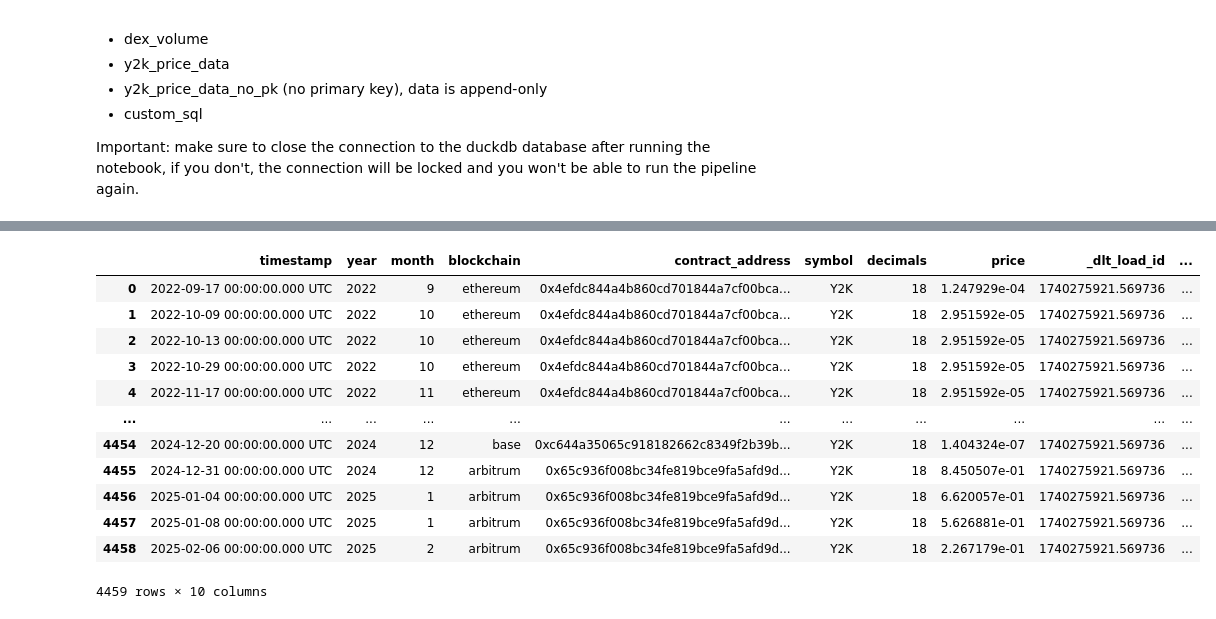
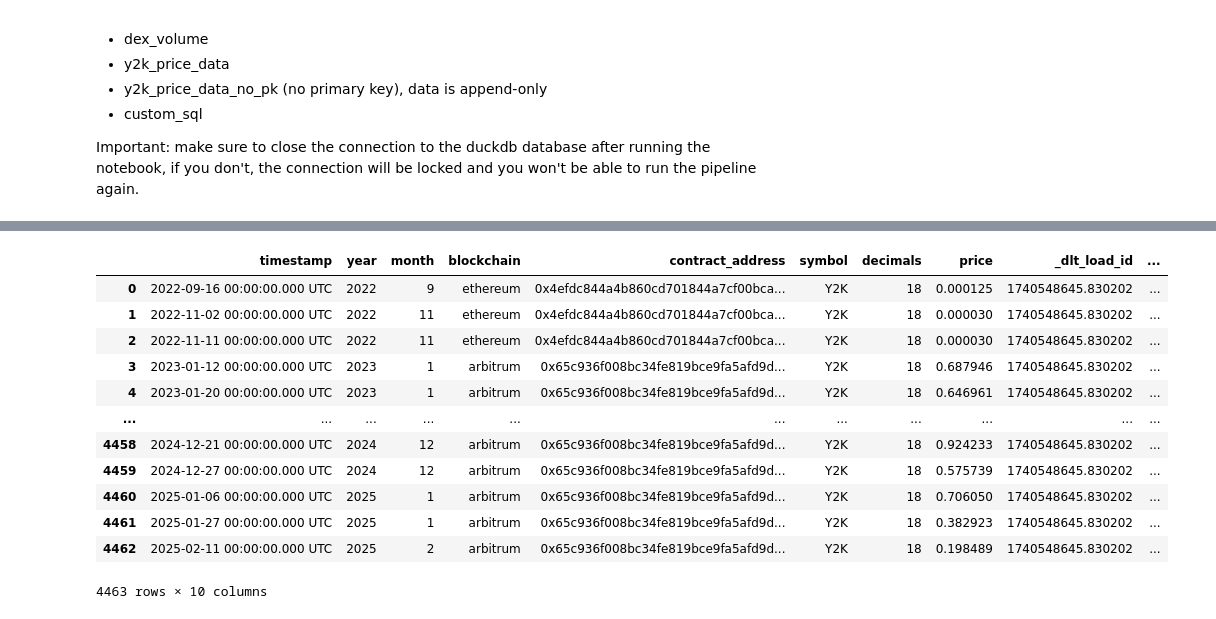
Before and after one commit to swang2016/dune-lt, a Jupyter notebook: examine_tables.ipynb, the cells around one changed output, grey strips where cells are left out. Saved outputs shown, nothing was run; the diff lists cells and outputs as text; code cells hidden in the pictures.

```diff
--- a/examine_tables.ipynb
+++ b/examine_tables.ipynb
@@ -34,19 +50,19 @@ db.execute("select * from dune.dex_volume").fetchdf()
 # %%
 # y2k_price_data
-db.execute("select * from dune.y2k_price_data").fetchdf()
+db.execute("select * from dune_queries.y2k_price_data").fetchdf()
 # %% [output]
 |  | timestamp | year | month | blockchain | contract_address | symbol | decimals | price | _dlt_load_id | ... |
-| 0 | 2022-09-17 00:00:00.000 UTC | 2022 | 9 | ethereum | 0x4efdc844a4b860cd701844a7cf00bca... | Y2K | 18 | 1.247929e-04 | 1740275921.569736 | ... |
-| 1 | 2022-10-09 00:00:00.000 UTC | 2022 | 10 | ethereum | 0x4efdc844a4b860cd701844a7cf00bca... | Y2K | 18 | 2.951592e-05 | 1740275921.569736 | ... |
-| 2 | 2022-10-13 00:00:00.000 UTC | 2022 | 10 | ethereum | 0x4efdc844a4b860cd701844a7cf00bca... | Y2K | 18 | 2.951592e-05 | 1740275921.569736 | ... |
-| 3 | 2022-10-29 00:00:00.000 UTC | 2022 | 10 | ethereum | 0x4efdc844a4b860cd701844a7cf00bca... | Y2K | 18 | 2.951592e-05 | 1740275921.569736 | ... |
-| 4 | 2022-11-17 00:00:00.000 UTC | 2022 | 11 | ethereum | 0x4efdc844a4b860cd701844a7cf00bca... | Y2K | 18 | 2.951592e-05 | 1740275921.569736 | ... |
+| 0 | 2022-09-16 00:00:00.000 UTC | 2022 | 9 | ethereum | 0x4efdc844a4b860cd701844a7cf00bca... | Y2K | 18 | 0.000125 | 1740548645.830202 | ... |
+| 1 | 2022-11-02 00:00:00.000 UTC | 2022 | 11 | ethereum | 0x4efdc844a4b860cd701844a7cf00bca... | Y2K | 18 | 0.000030 | 1740548645.830202 | ... |
+| 2 | 2022-11-11 00:00:00.000 UTC | 2022 | 11 | ethereum | 0x4efdc844a4b860cd701844a7cf00bca... | Y2K | 18 | 0.000030 | 1740548645.830202 | ... |
+| 3 | 2023-01-12 00:00:00.000 UTC | 2023 | 1 | arbitrum | 0x65c936f008bc34fe819bce9fa5afd9d... | Y2K | 18 | 0.687946 | 1740548645.830202 | ... |
+| 4 | 2023-01-20 00:00:00.000 UTC | 2023 | 1 | arbitrum | 0x65c936f008bc34fe819bce9fa5afd9d... | Y2K | 18 | 0.646961 | 1740548645.830202 | ... |
 | ... | ... | ... | ... | ... | ... | ... | ... | ... | ... | ... |
-| 4454 | 2024-12-20 00:00:00.000 UTC | 2024 | 12 | base | 0xc644a35065c918182662c8349f2b39b... | Y2K | 18 | 1.404324e-07 | 1740275921.569736 | ... |
-| 4455 | 2024-12-31 00:00:00.000 UTC | 2024 | 12 | arbitrum | 0x65c936f008bc34fe819bce9fa5afd9d... | Y2K | 18 | 8.450507e-01 | 1740275921.569736 | ... |
-| 4456 | 2025-01-04 00:00:00.000 UTC | 2025 | 1 | arbitrum | 0x65c936f008bc34fe819bce9fa5afd9d... | Y2K | 18 | 6.620057e-01 | 1740275921.569736 | ... |
-| 4457 | 2025-01-08 00:00:00.000 UTC | 2025 | 1 | arbitrum | 0x65c936f008bc34fe819bce9fa5afd9d... | Y2K | 18 | 5.626881e-01 | 1740275921.569736 | ... |
-| 4458 | 2025-02-06 00:00:00.000 UTC | 2025 | 2 | arbitrum | 0x65c936f008bc34fe819bce9fa5afd9d... | Y2K | 18 | 2.267179e-01 | 1740275921.569736 | ... |
+| 4458 | 2024-12-21 00:00:00.000 UTC | 2024 | 12 | arbitrum | 0x65c936f008bc34fe819bce9fa5afd9d... | Y2K | 18 | 0.924233 | 1740548645.830202 | ... |
+| 4459 | 2024-12-27 00:00:00.000 UTC | 2024 | 12 | arbitrum | 0x65c936f008bc34fe819bce9fa5afd9d... | Y2K | 18 | 0.575739 | 1740548645.830202 | ... |
+| 4460 | 2025-01-06 00:00:00.000 UTC | 2025 | 1 | arbitrum | 0x65c936f008bc34fe819bce9fa5afd9d... | Y2K | 18 | 0.706050 | 1740548645.830202 | ... |
+| 4461 | 2025-01-27 00:00:00.000 UTC | 2025 | 1 | arbitrum | 0x65c936f008bc34fe819bce9fa5afd9d... | Y2K | 18 | 0.382923 | 1740548645.830202 | ... |
+| 4462 | 2025-02-11 00:00:00.000 UTC | 2025 | 2 | arbitrum | 0x65c936f008bc34fe819bce9fa5afd9d... | Y2K | 18 | 0.198489 | 1740548645.830202 | ... |
-4459 rows × 10 columns
+4463 rows × 10 columns
 # %%
 # y2k_price_data_no_pk (no primary key), data is append-only
```
Also changed, not shown: parts of 4 cells of this notebook, 3 other files.
